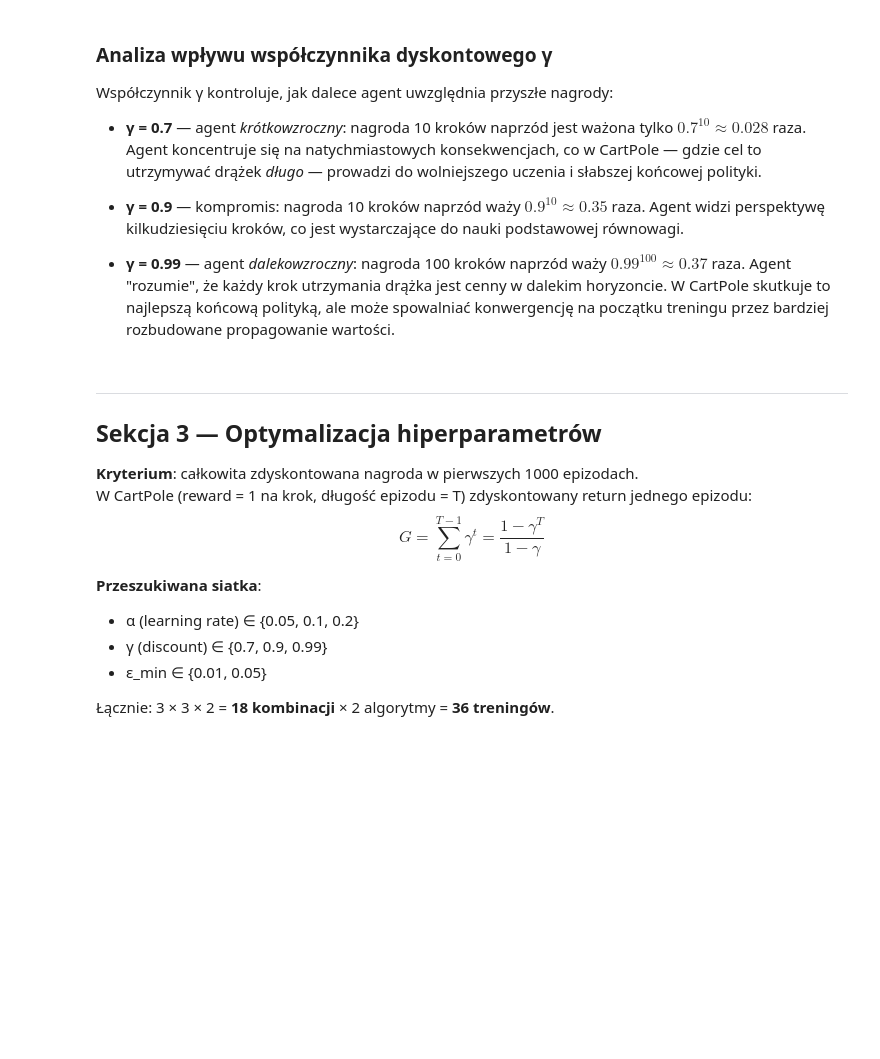
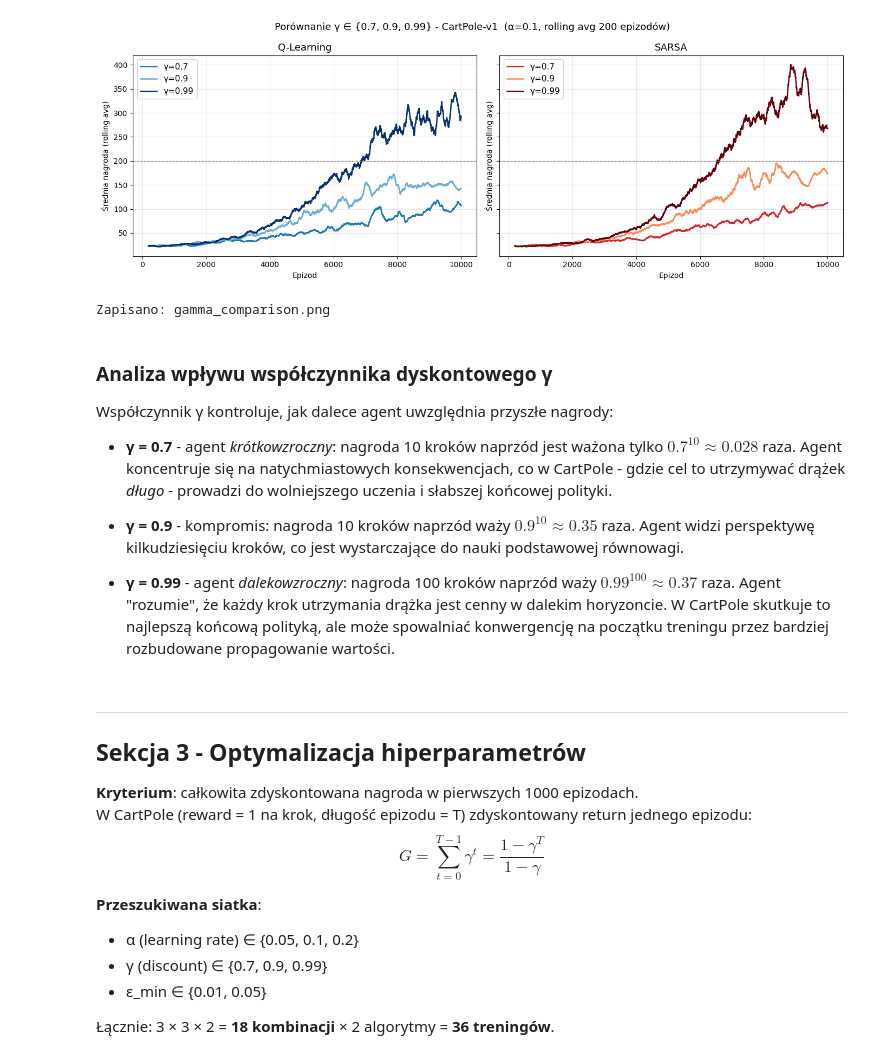
Before and after one commit to PJ-AGH-Organization/InteligencjaObliczeniowa, a Jupyter notebook: Project3_Gymnasium/6_and_8_points_continuous_space/cartpole_continuous.ipynb, the cells around one changed output. Cells and saved outputs as stored; diff of their text form; code cells hidden in the pictures; blank space fills up the shorter version.

```diff
--- a/Project3_Gymnasium/6_and_8_points_continuous_space/cartpole_continuous.ipynb
+++ b/Project3_Gymnasium/6_and_8_points_continuous_space/cartpole_continuous.ipynb
@@ -86,7 +97,7 @@ def eps_linear(ep, total, eps_start=1.0, eps_min=0.02):
     return eps_start + min(1.0, ep / float(total)) * (eps_min - eps_start)
 
 def rolling_avg(arr, window):
-    """Rolling average — zwraca (x_values, smoothed_values)."""
+    """Rolling average - zwraca (x_values, smoothed_values)."""
     n = len(arr)
     if n < window:
         return np.arange(1, n + 1), np.array(arr, dtype=float)
@@ -95,7 +106,7 @@ def rolling_avg(arr, window):
     return x, s
 
 def evaluate_policy(Q, gamma, n_eval=N_EVAL):
-    """Ewaluacja zachłannej polityki — zwraca słownik metryk."""
+    """Ewaluacja zachłannej polityki - zwraca słownik metryk."""
     env = gym.make(ENV_NAME)
     rng = np.random.default_rng(SEED + 999_999)
     ep_rewards, ep_discounted = [], []
@@ -334,5 +379,5 @@ for algo in ['Q-Learning', 'SARSA']:
 # %%
-# Wykres porównania gamm — dwa subploty (jeden per algorytm)
+# Wykres porównania gamm - dwa subploty (jeden per algorytm)
 COLORS_QL = {
     0.7:  '#1f77b4',
     0.9:  '#6baed6',
@@ -342,47 +387,50 @@ COLORS_SARSA = {
     0.7:  '#d62728',
     0.9:  '#fc8d59',
     0.99: '#67000d',
 }
 COLOR_MAP = {**{('Q-Learning', g): c for g, c in COLORS_QL.items()},
              **{('SARSA',      g): c for g, c in COLORS_SARSA.items()}}
 
 fig, axes = plt.subplots(1, 2, figsize=(14, 5), sharey=True)
 
 for ax, algo in zip(axes, ['Q-Learning', 'SARSA']):
     for gamma in GAMMAS_TO_COMPARE:
         rew = gamma_results[(algo, gamma)]
         x, s = rolling_avg(rew, EVAL_WINDOW)
         ax.plot(x, s, color=COLOR_MAP[(algo, gamma)],
                 label=f'\u03b3={gamma}', linewidth=1.8)
     ax.set_title(algo, fontsize=13)
     ax.set_xlabel('Epizod')
     ax.set_ylabel('Średnia nagroda (rolling avg)')
     ax.legend(fontsize=11)
     ax.grid(True, alpha=0.3)
     ax.axhline(SUCCESS_PRACTICAL, color='gray', linestyle='--',
                linewidth=0.9, label=f'próg {SUCCESS_PRACTICAL}')
 
 gammas_str = ', '.join(str(g) for g in GAMMAS_TO_COMPARE)
-plt.suptitle(f'Porównanie \u03b3 \u2208 {{{gammas_str}}} — CartPole-v1  '
+plt.suptitle(f'Porównanie \u03b3 \u2208 {{{gammas_str}}} - CartPole-v1  '
              f'(\u03b1=0.1, rolling avg {EVAL_WINDOW} epizodów)',
              fontsize=13)
 plt.tight_layout()
 plt.savefig('gamma_comparison.png', dpi=150, bbox_inches='tight')
 plt.show()
 print('Zapisano: gamma_comparison.png')
+# %% [output]
+[figure, added]
+Zapisano: gamma_comparison.png
 # %% [markdown]
 ### Analiza wpływu współczynnika dyskontowego γ
 
 Współczynnik γ kontroluje, jak dalece agent uwzględnia przyszłe nagrody:
 
-- **γ = 0.7** — agent *krótkowzroczny*: nagroda 10 kroków naprzód jest ważona tylko $0.7^{10} \approx 0.028$ raza. Agent koncentruje się na natychmiastowych konsekwencjach, co w CartPole — gdzie cel to utrzymywać drążek *długo* — prowadzi do wolniejszego uczenia i słabszej końcowej polityki.
+- **γ = 0.7** - agent *krótkowzroczny*: nagroda 10 kroków naprzód jest ważona tylko $0.7^{10} \approx 0.028$ raza. Agent koncentruje się na natychmiastowych konsekwencjach, co w CartPole - gdzie cel to utrzymywać drążek *długo* - prowadzi do wolniejszego uczenia i słabszej końcowej polityki.
 
-- **γ = 0.9** — kompromis: nagroda 10 kroków naprzód waży $0.9^{10} \approx 0.35$ raza. Agent widzi perspektywę kilkudziesięciu kroków, co jest wystarczające do nauki podstawowej równowagi.
+- **γ = 0.9** - kompromis: nagroda 10 kroków naprzód waży $0.9^{10} \approx 0.35$ raza. Agent widzi perspektywę kilkudziesięciu kroków, co jest wystarczające do nauki podstawowej równowagi.
 
-- **γ = 0.99** — agent *dalekowzroczny*: nagroda 100 kroków naprzód waży $0.99^{100} \approx 0.37$ raza. Agent "rozumie", że każdy krok utrzymania drążka jest cenny w dalekim horyzoncie. W CartPole skutkuje to najlepszą końcową polityką, ale może spowalniać konwergencję na początku treningu przez bardziej rozbudowane propagowanie wartości.
+- **γ = 0.99** - agent *dalekowzroczny*: nagroda 100 kroków naprzód waży $0.99^{100} \approx 0.37$ raza. Agent "rozumie", że każdy krok utrzymania drążka jest cenny w dalekim horyzoncie. W CartPole skutkuje to najlepszą końcową polityką, ale może spowalniać konwergencję na początku treningu przez bardziej rozbudowane propagowanie wartości.
 # %% [markdown]
 ---
-## Sekcja 3 — Optymalizacja hiperparametrów
+## Sekcja 3 - Optymalizacja hiperparametrów
 
 **Kryterium**: całkowita zdyskontowana nagroda w pierwszych 1000 epizodach.
 W CartPole (reward = 1 na krok, długość epizodu = T) zdyskontowany return jednego epizodu:
```
Also changed, not shown: parts of 18 cells of this notebook, 6 other files.
